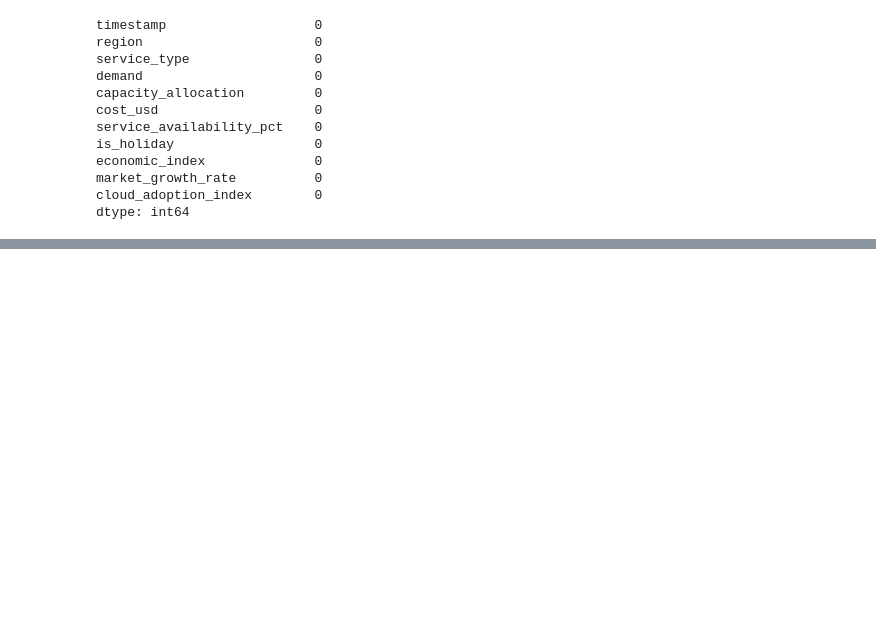
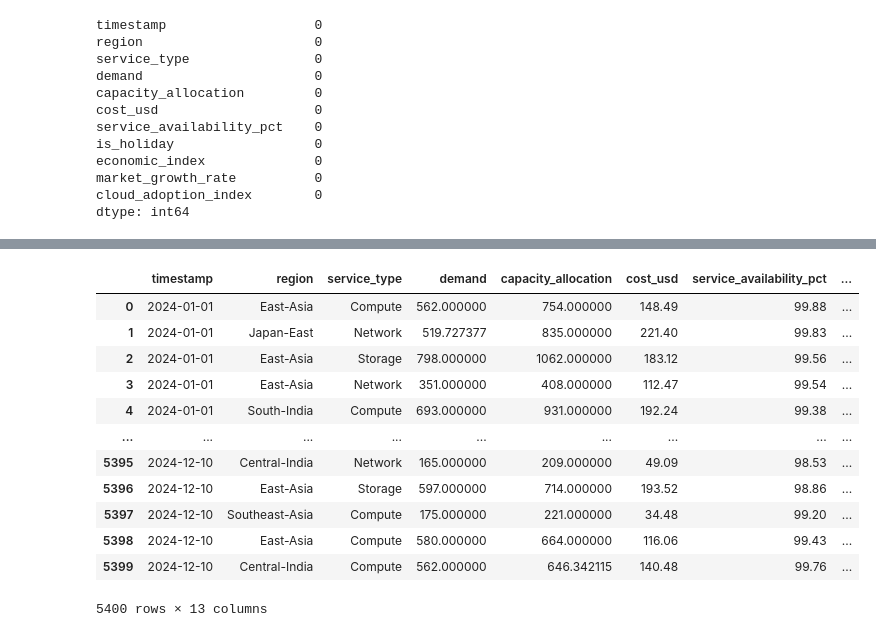
Before and after one commit to riteshsahoo11/Infosys-Azure-Based-Demand-Forecasting, a Jupyter notebook: demand_forecast_code.ipynb, the cells around one changed output, grey strips where cells are left out. Cells and saved outputs as stored; diff of their text form; code cells hidden in the pictures; blank space fills up the shorter version.

```diff
--- a/demand_forecast_code.ipynb
+++ b/demand_forecast_code.ipynb
@@ -125,0 +138,4 @@ dtype: int64
+# %%
+#sort for use of lag , rolling amd spike
+df = df.sort_values('timestamp').reset_index(drop='true')
+print(df)
@@ -125,0 +160,20 @@ dtype: int64
+# %%
+#for seasonal pattern
+
+df['days'] = df['timestamp'].dt.day
+df['week'] = df['timestamp'].dt.weekday
+df
+# %% [output]
+|  | timestamp | region | service_type | demand | capacity_allocation | cost_usd | service_availability_pct | ... |
+| 0 | 2024-01-01 | East-Asia | Compute | 562.000000 | 754.000000 | 148.49 | 99.88 | ... |
+| 1 | 2024-01-01 | Japan-East | Network | 519.727377 | 835.000000 | 221.40 | 99.83 | ... |
+| 2 | 2024-01-01 | East-Asia | Storage | 798.000000 | 1062.000000 | 183.12 | 99.56 | ... |
+| 3 | 2024-01-01 | East-Asia | Network | 351.000000 | 408.000000 | 112.47 | 99.54 | ... |
+| 4 | 2024-01-01 | South-India | Compute | 693.000000 | 931.000000 | 192.24 | 99.38 | ... |
+| ... | ... | ... | ... | ... | ... | ... | ... | ... |
+| 5395 | 2024-12-10 | Central-India | Network | 165.000000 | 209.000000 | 49.09 | 98.53 | ... |
+| 5396 | 2024-12-10 | East-Asia | Storage | 597.000000 | 714.000000 | 193.52 | 98.86 | ... |
+| 5397 | 2024-12-10 | Southeast-Asia | Compute | 175.000000 | 221.000000 | 34.48 | 99.20 | ... |
+| 5398 | 2024-12-10 | East-Asia | Compute | 580.000000 | 664.000000 | 116.06 | 99.43 | ... |
+| 5399 | 2024-12-10 | Central-India | Compute | 562.000000 | 646.342115 | 140.48 | 99.76 | ... |
+5400 rows × 13 columns
```
Also changed, not shown: parts of 5 cells of this notebook.
